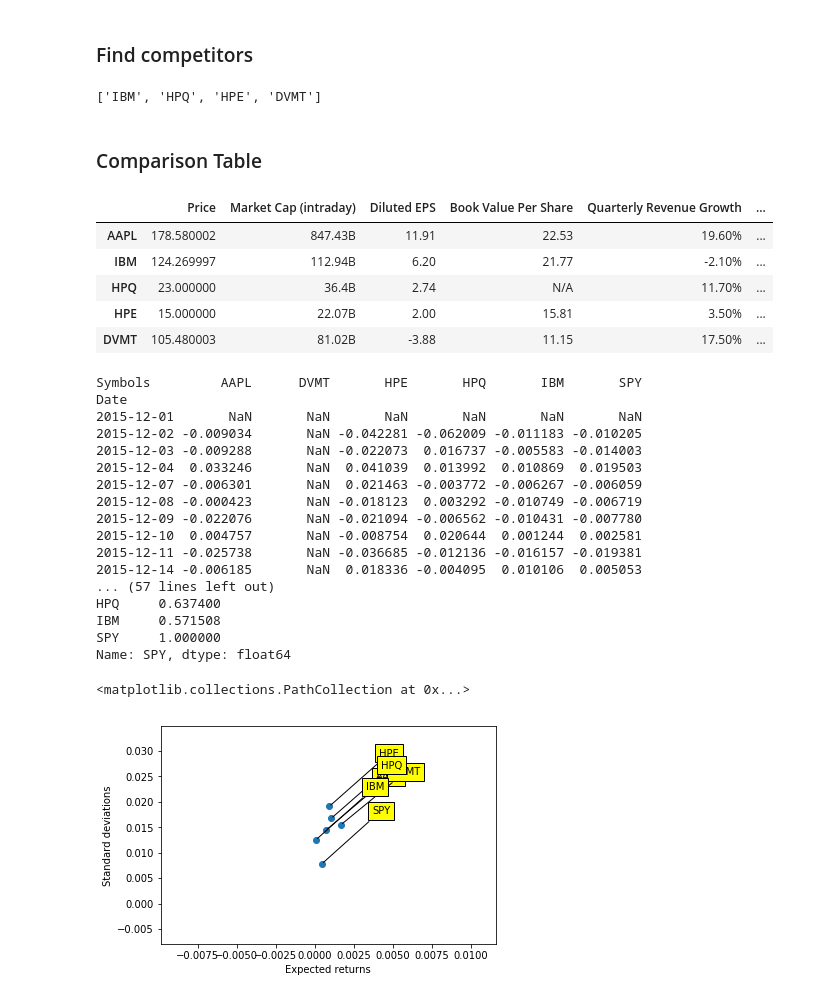
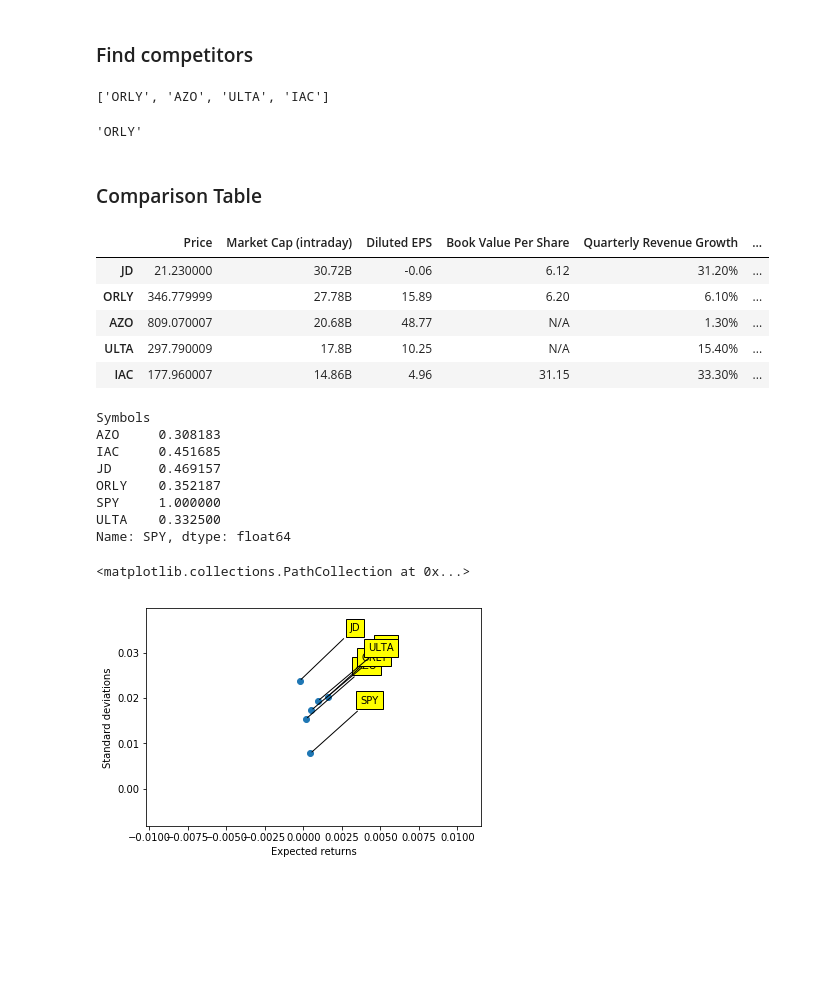
Before and after one commit to suyuchenxm/toolsproject, a Jupyter notebook: Jordan.ipynb, the cells around one changed output. Saved outputs shown, nothing was run; the diff lists cells and outputs as text; code cells hidden in the pictures; blank space fills up the shorter version.

```diff
--- a/Jordan.ipynb
+++ b/Jordan.ipynb
@@ -75,10 +75,10 @@ get_sector()
 # %% [markdown]
 ### Find competitors
 # %%
-def get_competitors(stock):
+def get_competitors(ticker):
     import requests
     from bs4 import BeautifulSoup
-    url = 'https://www.nasdaq.com/symbol/' + stock + '/stock-comparison'
+    url = 'https://www.nasdaq.com/symbol/' + ticker + '/stock-comparison'
 
     response = requests.get(url)
     results_page = BeautifulSoup(response.content, 'lxml')
@@ -91,7 +91,7 @@ def get_competitors(stock):
 
 get_competitors(stock)
 # %% [output]
-['IBM', 'HPQ', 'HPE', 'DVMT']
+['ORLY', 'AZO', 'ULTA', 'IAC']
 # %%
 def get_financial_stats(ticker):
     import requests
@@ -125,32 +125,55 @@ def get_row(ticker,measure_list):
             if appended == 0:
                 row.append('N/A')
     return row
+# %%
+# def competitor(ticker)
+import numpy as np
+
+r = get_competitors(stock)
+r.insert(0, stock)
+
+for i in range(0,len(r)):
+    m = list((1,2,3,4,5))
+    if get_row(r[i],['Market Cap (intraday)'])[1][-1] == 'T':
+        m[i] = float(get_row(r[i],['Market Cap (intraday)'])[1][:-1]) * 1000
+    elif get_row(r[i],['Market Cap (intraday)'])[1][-1] == 'M':
+        m[i] = float(get_row(r[i],['Market Cap (intraday)'])[1][:-1]) / 1000
+    else:
+        m[i] = float(get_row(r[i],['Market Cap (intraday)'])[1][:-1])
+
+for i in range(1,len(r)):
+    diff = list()
+    diff.append(abs(m[0]-m[i]))
+
+r[np.argmin(diff)+1]
+# %% [output]
+'ORLY'
 # %% [markdown]
 ### Comparison Table
 # %%
-def comp_stat_table(stock):
+def comp_stat_table(ticker):
     import pandas as pd
     measure_list = ['Price','Market Cap (intraday)','Diluted EPS','Book Value Per Share','Quarterly Revenue Growth','Quarterly Earnings Growth','Trailing Annual Dividend Yield','5 Year Average Dividend Yield','Payout Ratio','Trailing P/E','PEG Ratio (5 yr expected)','Beta (3Y Monthly)']
-    r = get_competitors(stock)
-    r.insert(0, stock)
+    r = get_competitors(ticker)
+    r.insert(0, ticker)
 
     s_row = get_row(stock,measure_list)
     a_row = get_row(r[1],measure_list)
     b_row = get_row(r[2],measure_list)
     c_row = get_row(r[3],measure_list)
     d_row = get_row(r[4],measure_list)
 
     stats_list = [s_row,a_row,b_row,c_row,d_row]
     final_table = pd.DataFrame(stats_list,index = r,columns = measure_list)
     return final_table
 comp_stat_table(stock)
 # %% [output]
 |  | Price | Market Cap (intraday) | Diluted EPS | Book Value Per Share | Quarterly Revenue Growth | ... |
-| AAPL | 178.580002 | 847.43B | 11.91 | 22.53 | 19.60% | ... |
-| IBM | 124.269997 | 112.94B | 6.20 | 21.77 | -2.10% | ... |
-| HPQ | 23.000000 | 36.4B | 2.74 | N/A | 11.70% | ... |
-| HPE | 15.000000 | 22.07B | 2.00 | 15.81 | 3.50% | ... |
-| DVMT | 105.480003 | 81.02B | -3.88 | 11.15 | 17.50% | ... |
+| JD | 21.230000 | 30.72B | -0.06 | 6.12 | 31.20% | ... |
+| ORLY | 346.779999 | 27.78B | 15.89 | 6.20 | 6.10% | ... |
+| AZO | 809.070007 | 20.68B | 48.77 | N/A | 1.30% | ... |
+| ULTA | 297.790009 | 17.8B | 10.25 | N/A | 15.40% | ... |
+| IAC | 177.960007 | 14.86B | 4.96 | 31.15 | 33.30% | ... |
 # %%
 import datetime
 import dateutil.relativedelta
@@ -167,27 +190,15 @@ today = datetime.date.today().strftime('%Y-%m-%d')
 
 prices = web.DataReader(np.hstack(('SPY',)+stocks),'yahoo',three_years_ago,today)['Adj Close']
 returns = prices.pct_change() # daily returns
-print(returns)
-print(returns.corr()['SPY']) # correlation between each stock and S&P 500
-
-# print(plt.scatter(returns.SPY,returns.stock))
+returns.corr()['SPY'] # correlation between each stock and S&P 500
 # %% [output]
-Symbols         AAPL      DVMT       HPE       HPQ       IBM       SPY
-Date
-2015-12-01       NaN       NaN       NaN       NaN       NaN       NaN
-2015-12-02 -0.009034       NaN -0.042281 -0.062009 -0.011183 -0.010205
-2015-12-03 -0.009288       NaN -0.022073  0.016737 -0.005583 -0.014003
-2015-12-04  0.033246       NaN  0.041039  0.013992  0.010869  0.019503
-2015-12-07 -0.006301       NaN  0.021463 -0.003772 -0.006267 -0.006059
-2015-12-08 -0.000423       NaN -0.018123  0.003292 -0.010749 -0.006719
-2015-12-09 -0.022076       NaN -0.021094 -0.006562 -0.010431 -0.007780
-2015-12-10  0.004757       NaN -0.008754  0.020644  0.001244  0.002581
-2015-12-11 -0.025738       NaN -0.036685 -0.012136 -0.016157 -0.019381
-2015-12-14 -0.006185       NaN  0.018336 -0.004095  0.010106  0.005053
-... (57 lines left out)
-HPQ     0.637400
-IBM     0.571508
+Symbols
+AZO     0.308183
+IAC     0.451685
+JD      0.469157
+ORLY    0.352187
 SPY     1.000000
+ULTA    0.332500
 Name: SPY, dtype: float64
 # %%
 plt.xlabel('Expected returns')
@@ -204,5 +215,5 @@ for label,x,y in zip(returns.columns,returns.mean(),returns.std()):
 plt.scatter(returns.mean(), returns.std())
 # %% [output]
 <matplotlib.collections.PathCollection at 0x...>
-[figure, old version]
+[figure, new version]
 # %%
```
Also changed, not shown: parts of 4 cells of this notebook.
